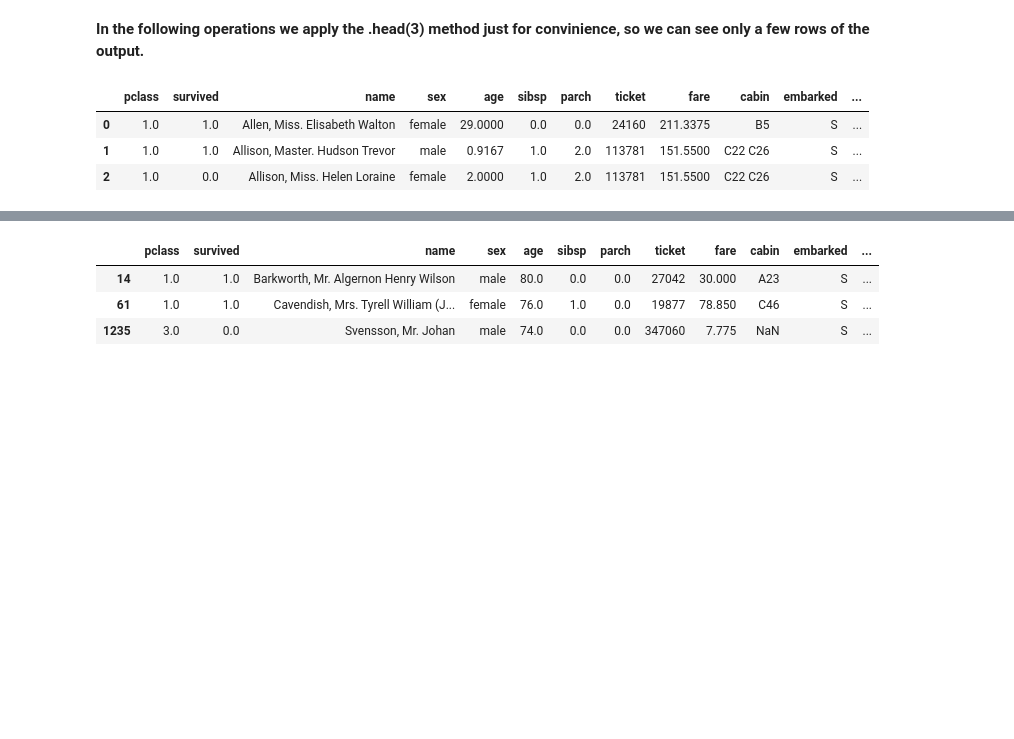
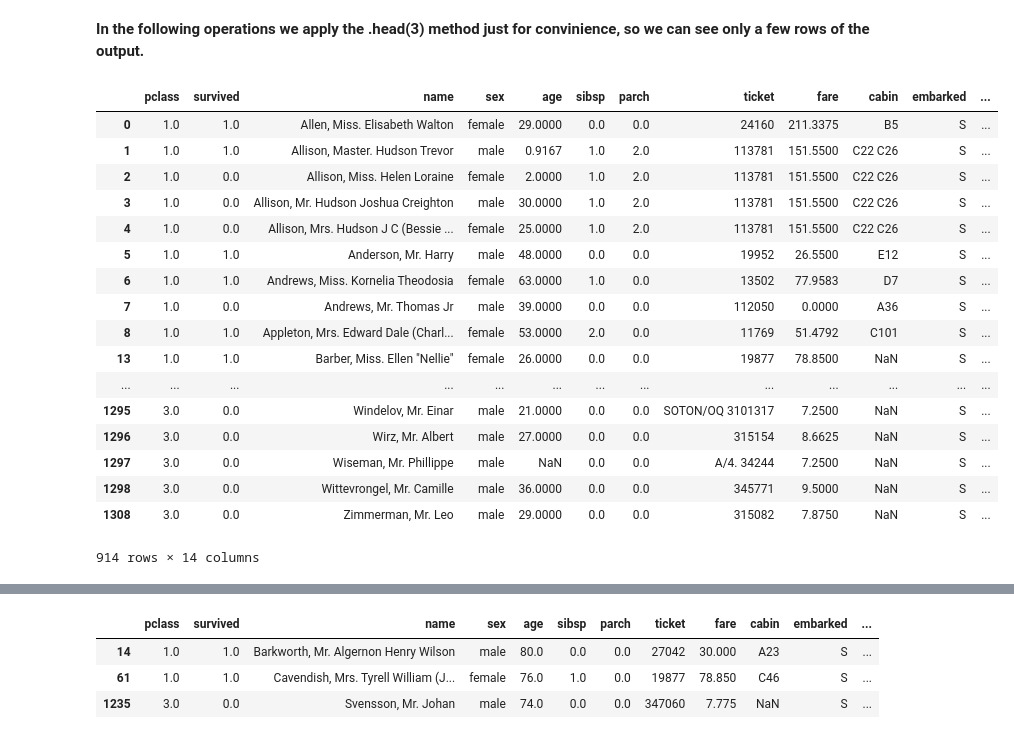
Before and after one commit to Aridian1842/DataScienceWithPython, a Jupyter notebook: Lesson7/03_Operations_and_Manipulations.ipynb, the cells around one changed output, grey strips where cells are left out. Saved outputs shown, nothing was run; the diff lists cells and outputs as text; code cells hidden in the pictures; blank space fills up the shorter version.

```diff
--- a/Lesson7/03_Operations_and_Manipulations.ipynb
+++ b/Lesson7/03_Operations_and_Manipulations.ipynb
@@ -110,10 +110,24 @@ Name: embarked, dtype: bool
 **In the following operations we apply the .head(3) method just for convinience, so we can see only a few rows of the output.**
 # %%
 # Selecting rows where emparked in not null
-titanic[titanic['embarked'].notnull()].head(3)
+titanic[titanic['embarked'] == 'S']
 # %% [output]
 |  | pclass | survived | name | sex | age | sibsp | parch | ticket | fare | cabin | embarked | ... |
 | 0 | 1.0 | 1.0 | Allen, Miss. Elisabeth Walton | female | 29.0000 | 0.0 | 0.0 | 24160 | 211.3375 | B5 | S | ... |
 | 1 | 1.0 | 1.0 | Allison, Master. Hudson Trevor | male | 0.9167 | 1.0 | 2.0 | 113781 | 151.5500 | C22 C26 | S | ... |
 | 2 | 1.0 | 0.0 | Allison, Miss. Helen Loraine | female | 2.0000 | 1.0 | 2.0 | 113781 | 151.5500 | C22 C26 | S | ... |
+| 3 | 1.0 | 0.0 | Allison, Mr. Hudson Joshua Creighton | male | 30.0000 | 1.0 | 2.0 | 113781 | 151.5500 | C22 C26 | S | ... |
+| 4 | 1.0 | 0.0 | Allison, Mrs. Hudson J C (Bessie ... | female | 25.0000 | 1.0 | 2.0 | 113781 | 151.5500 | C22 C26 | S | ... |
+| 5 | 1.0 | 1.0 | Anderson, Mr. Harry | male | 48.0000 | 0.0 | 0.0 | 19952 | 26.5500 | E12 | S | ... |
+| 6 | 1.0 | 1.0 | Andrews, Miss. Kornelia Theodosia | female | 63.0000 | 1.0 | 0.0 | 13502 | 77.9583 | D7 | S | ... |
+| 7 | 1.0 | 0.0 | Andrews, Mr. Thomas Jr | male | 39.0000 | 0.0 | 0.0 | 112050 | 0.0000 | A36 | S | ... |
+| 8 | 1.0 | 1.0 | Appleton, Mrs. Edward Dale (Charl... | female | 53.0000 | 2.0 | 0.0 | 11769 | 51.4792 | C101 | S | ... |
+| 13 | 1.0 | 1.0 | Barber, Miss. Ellen "Nellie" | female | 26.0000 | 0.0 | 0.0 | 19877 | 78.8500 | NaN | S | ... |
+| ... | ... | ... | ... | ... | ... | ... | ... | ... | ... | ... | ... | ... |
+| 1295 | 3.0 | 0.0 | Windelov, Mr. Einar | male | 21.0000 | 0.0 | 0.0 | SOTON/OQ 3101317 | 7.2500 | NaN | S | ... |
+| 1296 | 3.0 | 0.0 | Wirz, Mr. Albert | male | 27.0000 | 0.0 | 0.0 | 315154 | 8.6625 | NaN | S | ... |
+| 1297 | 3.0 | 0.0 | Wiseman, Mr. Phillippe | male | NaN | 0.0 | 0.0 | A/4. 34244 | 7.2500 | NaN | S | ... |
+| 1298 | 3.0 | 0.0 | Wittevrongel, Mr. Camille | male | 36.0000 | 0.0 | 0.0 | 345771 | 9.5000 | NaN | S | ... |
+| 1308 | 3.0 | 0.0 | Zimmerman, Mr. Leo | male | 29.0000 | 0.0 | 0.0 | 315082 | 7.8750 | NaN | S | ... |
+914 rows × 14 columns
 # %%
```
Also changed, not shown: parts of 7 cells of this notebook, 5 other files.
